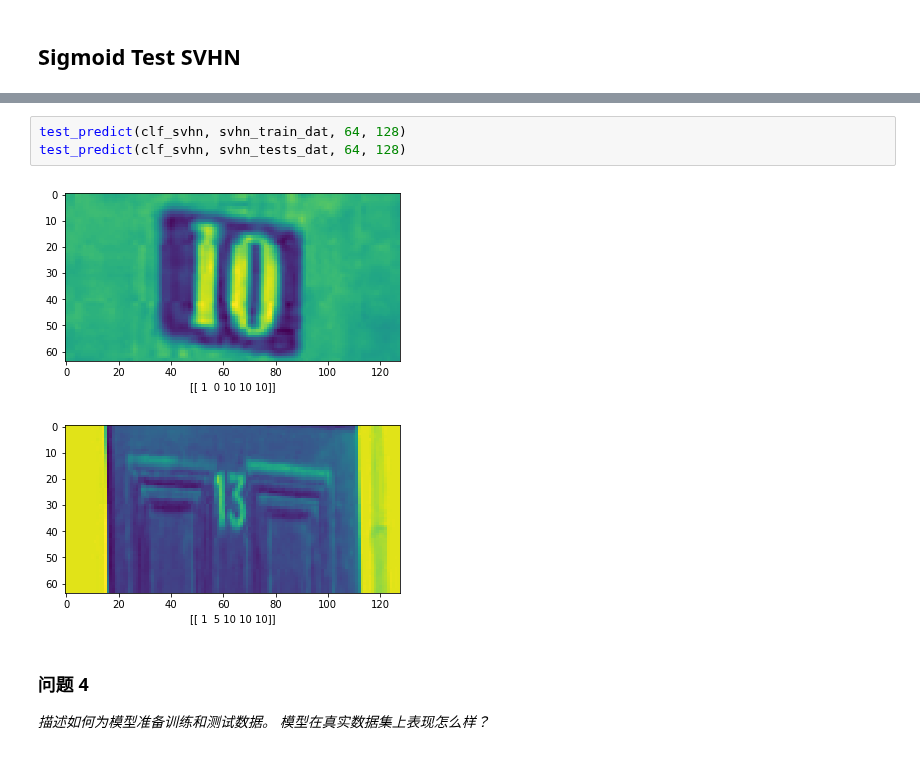
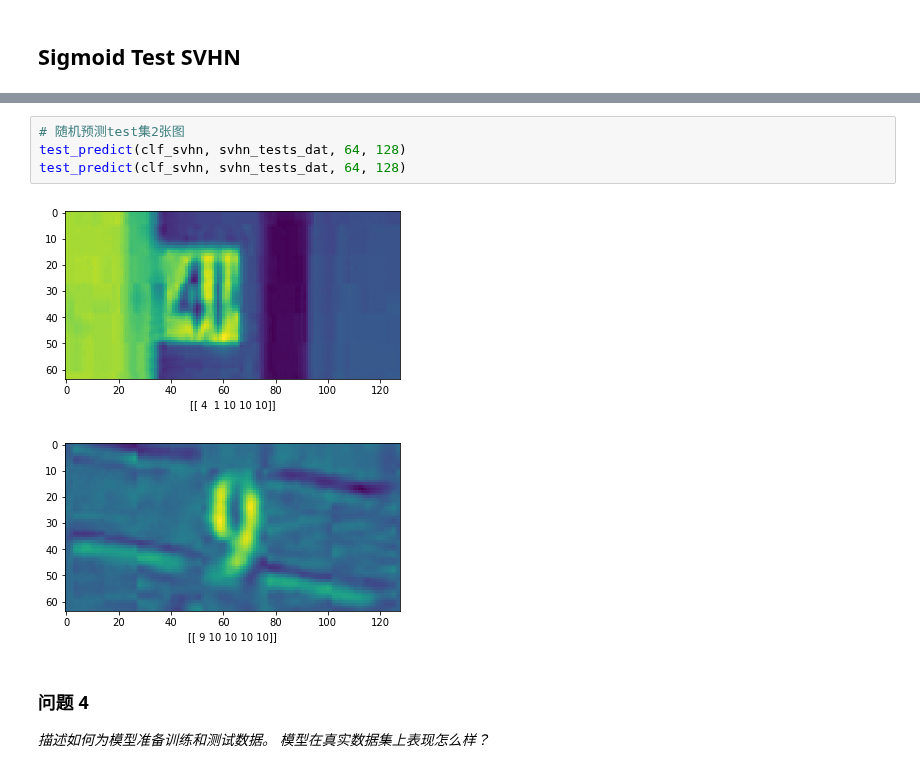
Before and after one commit to Heerozh/machine-learning, a Jupyter notebook: projects/digit_recognition/digit_recognition.ipynb, the cells around one changed output, grey strips where cells are left out. Cells and saved outputs as stored; diff of their text form.

```diff
--- a/projects/digit_recognition/digit_recognition.ipynb
+++ b/projects/digit_recognition/digit_recognition.ipynb
@@ -303,9 +308,10 @@ Test accuracy: 78.7%
 # %%
-test_predict(clf_svhn, svhn_train_dat, 64, 128)
+# 随机预测test集2张图
 test_predict(clf_svhn, svhn_tests_dat, 64, 128)
+test_predict(clf_svhn, svhn_tests_dat, 64, 128)
 # %% [output]
-[figure, old version]
+[figure, new version]
-[figure, old version]
+[figure, new version]
 # %% [markdown]
 ### 问题 4
 _描述如何为模型准备训练和测试数据。 模型在真实数据集上表现怎么样？_
```
Also changed, not shown: parts of 19 cells of this notebook.
